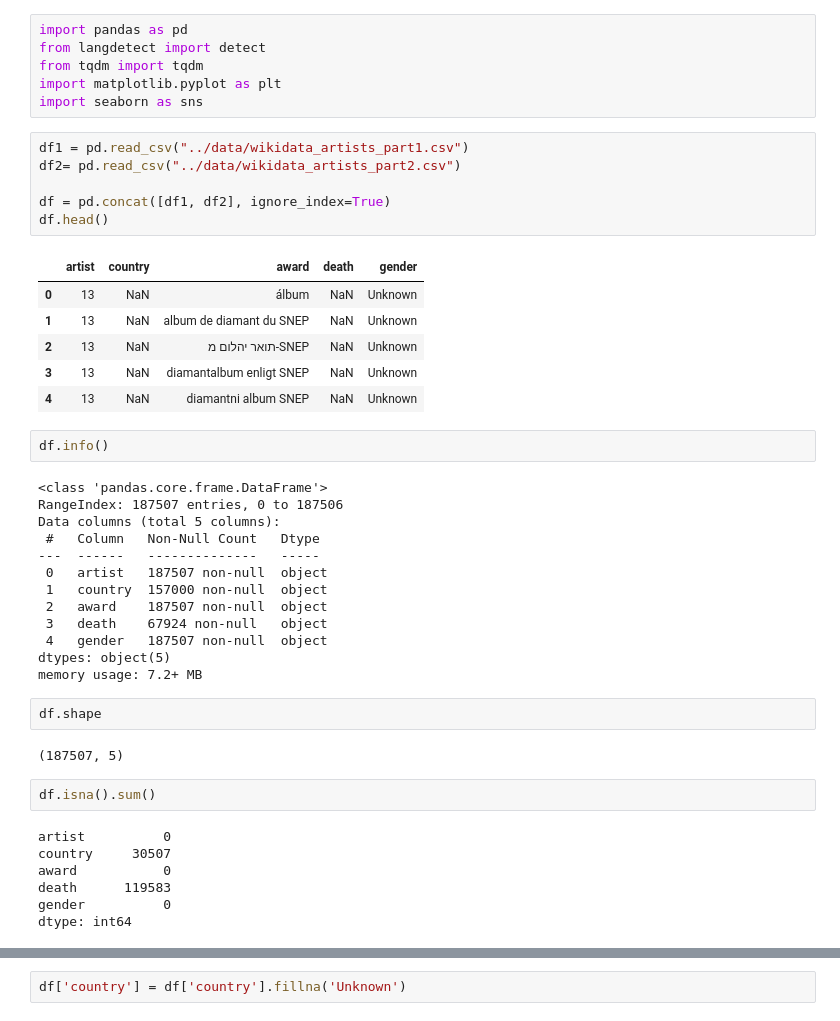
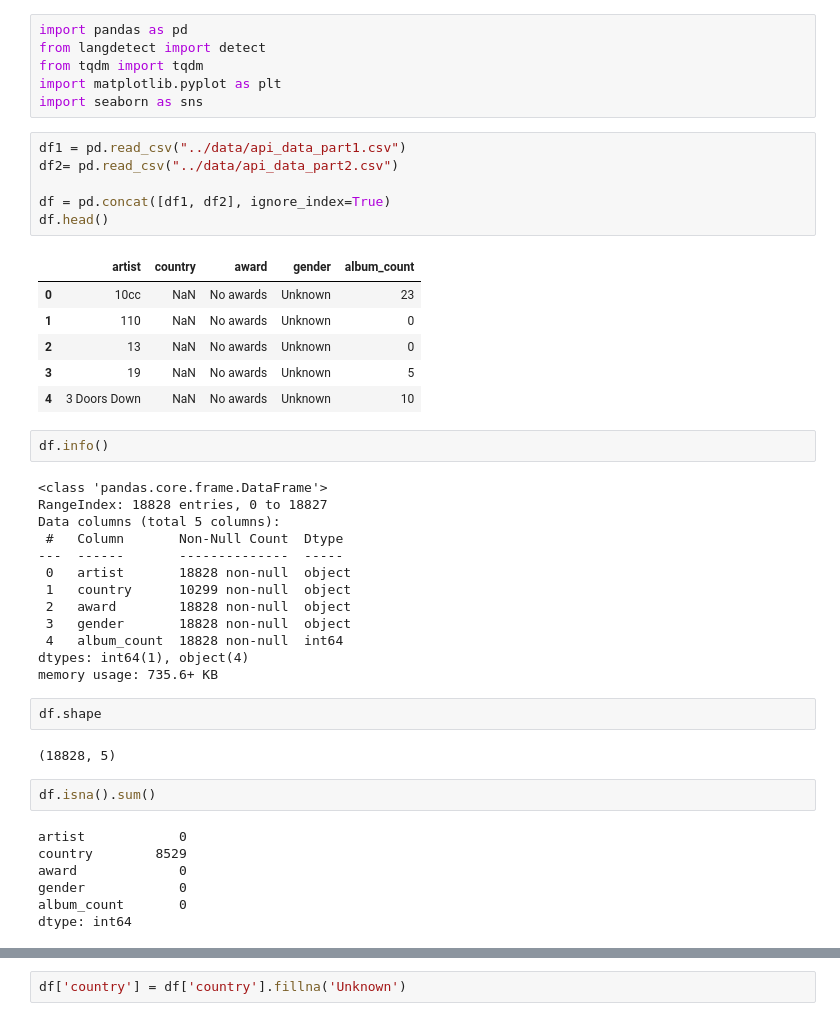
Before and after one commit to natam226/Workshop_002, a Jupyter notebook: notebooks/005_EDA_API.ipynb, the cells around one changed output, grey strips where cells are left out. Saved outputs shown, nothing was run; the diff lists cells and outputs as text.

```diff
--- a/notebooks/005_EDA_API.ipynb
+++ b/notebooks/005_EDA_API.ipynb
@@ -5,43 +5,43 @@ from tqdm import tqdm
 import matplotlib.pyplot as plt
 import seaborn as sns
 # %%
-df1 = pd.read_csv("../data/wikidata_artists_part1.csv")
-df2= pd.read_csv("../data/wikidata_artists_part2.csv")
+df1 = pd.read_csv("../data/api_data_part1.csv")
+df2= pd.read_csv("../data/api_data_part2.csv")
 
 df = pd.concat([df1, df2], ignore_index=True)
 df.head()
 # %% [output]
-|  | artist | country | award | death | gender |
-| 0 | 13 | NaN | álbum | NaN | Unknown |
-| 1 | 13 | NaN | album de diamant du SNEP | NaN | Unknown |
-| 2 | 13 | NaN | תואר יהלום מ-SNEP | NaN | Unknown |
-| 3 | 13 | NaN | diamantalbum enligt SNEP | NaN | Unknown |
-| 4 | 13 | NaN | diamantni album SNEP | NaN | Unknown |
+|  | artist | country | award | gender | album_count |
+| 0 | 10cc | NaN | No awards | Unknown | 23 |
+| 1 | 110 | NaN | No awards | Unknown | 0 |
+| 2 | 13 | NaN | No awards | Unknown | 0 |
+| 3 | 19 | NaN | No awards | Unknown | 5 |
+| 4 | 3 Doors Down | NaN | No awards | Unknown | 10 |
 # %%
 df.info()
 # %% [output]
 <class 'pandas.core.frame.DataFrame'>
-RangeIndex: 187507 entries, 0 to 187506
+RangeIndex: 18828 entries, 0 to 18827
 Data columns (total 5 columns):
- #   Column   Non-Null Count   Dtype
----  ------   --------------   -----
- 0   artist   187507 non-null  object
- 1   country  157000 non-null  object
- 2   award    187507 non-null  object
- 3   death    67924 non-null   object
- 4   gender   187507 non-null  object
-dtypes: object(5)
-memory usage: 7.2+ MB
+ #   Column       Non-Null Count  Dtype
+---  ------       --------------  -----
+ 0   artist       18828 non-null  object
+ 1   country      10299 non-null  object
+ 2   award        18828 non-null  object
+ 3   gender       18828 non-null  object
+ 4   album_count  18828 non-null  int64
+dtypes: int64(1), object(4)
+memory usage: 735.6+ KB
 # %%
 df.shape
 # %% [output]
-(187507, 5)
+(18828, 5)
 # %%
 df.isna().sum()
 # %% [output]
-artist          0
-country     30507
-award           0
-death      119583
-gender          0
+artist            0
+country        8529
+award             0
+gender            0
+album_count       0
 dtype: int64
```
Also changed, not shown: parts of 21 cells of this notebook, 8 other files.
